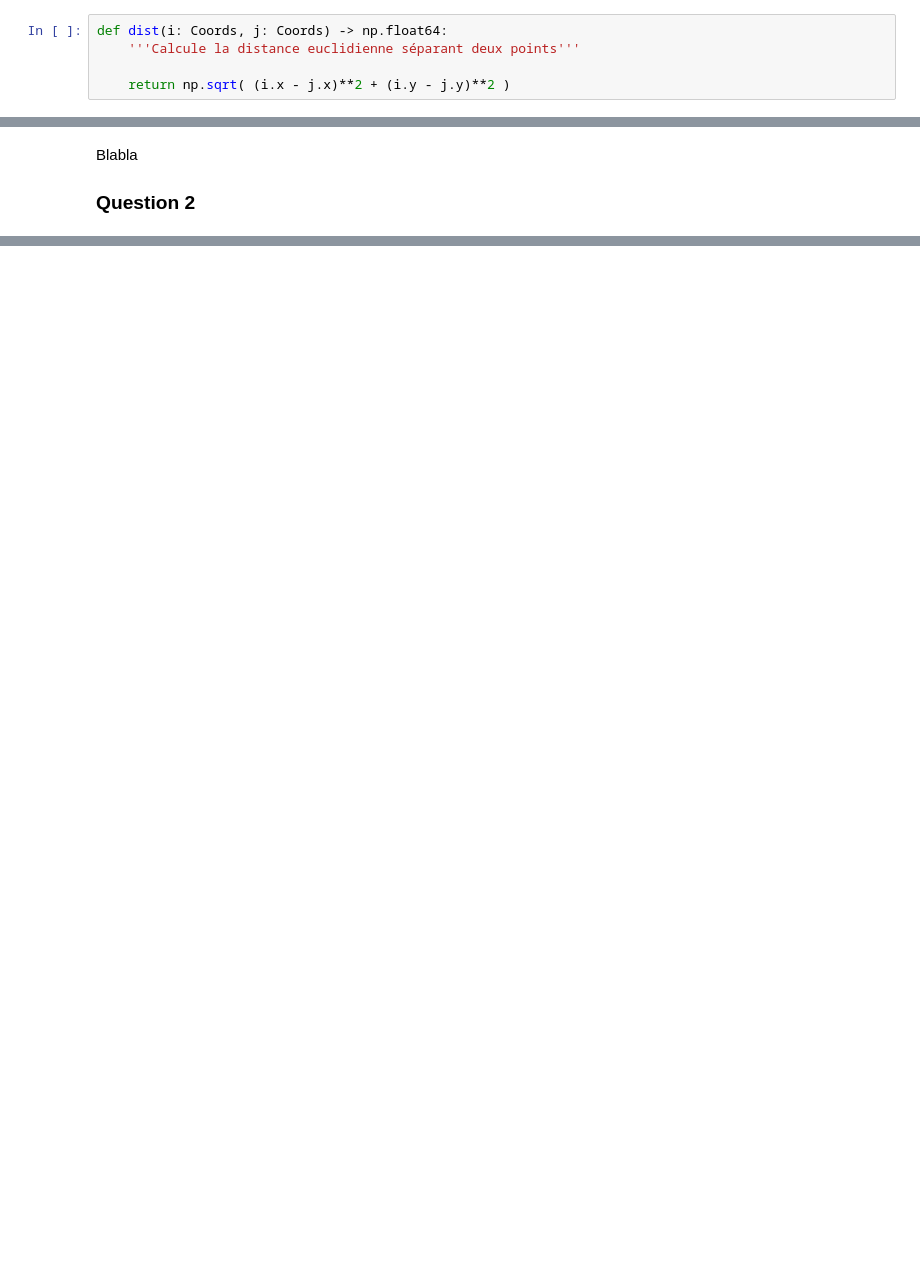
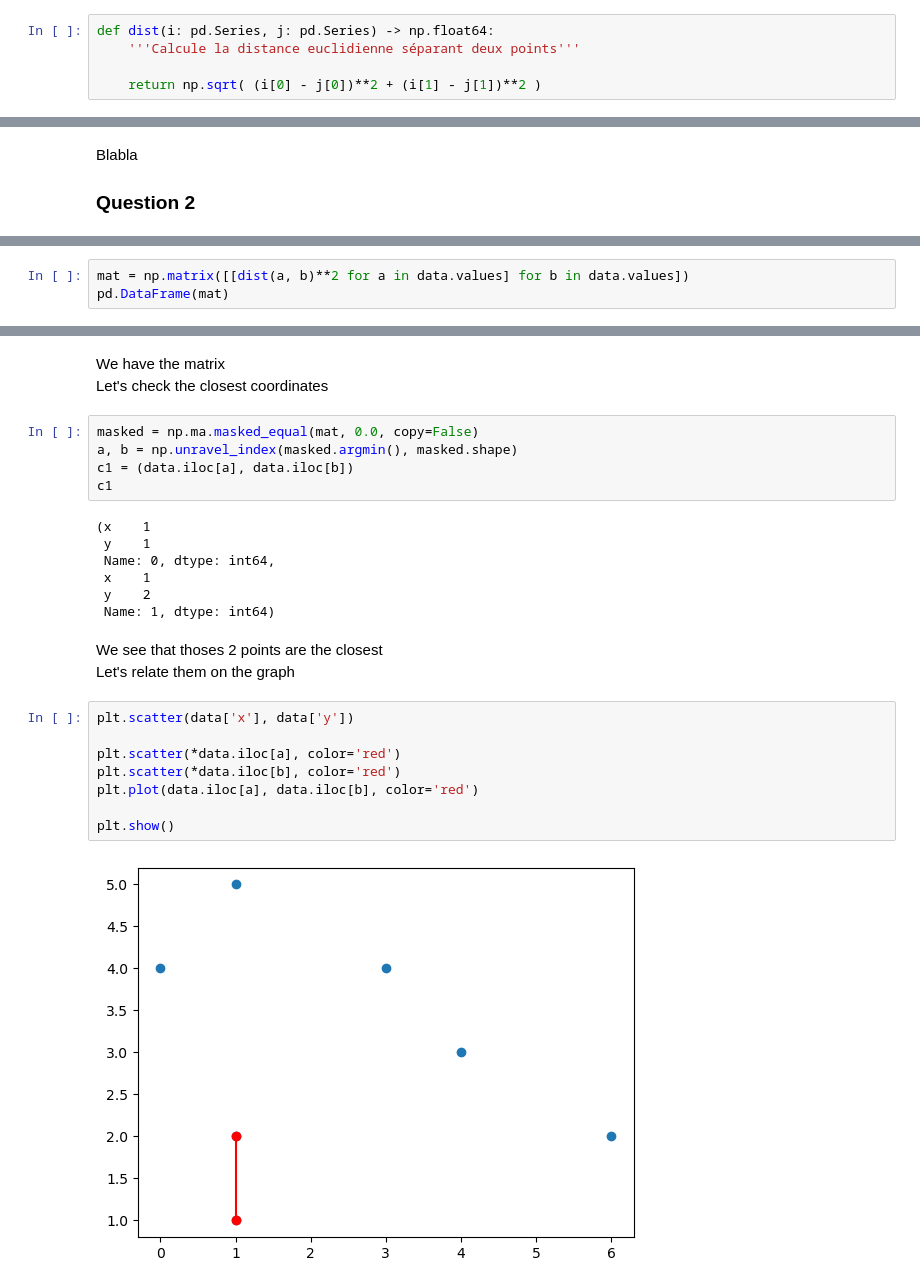
Before and after one commit to SkohTV/project-data-a3, a Jupyter notebook: electif/main.ipynb, the cells around one changed output, grey strips where cells are left out. Saved outputs shown, nothing was run; the diff lists cells and outputs as text; blank space fills up the shorter version.

```diff
--- a/electif/main.ipynb
+++ b/electif/main.ipynb
@@ -225,6 +221,6 @@ class Coords:
 # %%
-def dist(i: Coords, j: Coords) -> np.float64:
+def dist(i: pd.Series, j: pd.Series) -> np.float64:
     '''Calcule la distance euclidienne séparant deux points'''
 
-    return np.sqrt( (i.x - j.x)**2 + (i.y - j.y)**2 )
+    return np.sqrt( (i[0] - j[0])**2 + (i[1] - j[1])**2 )
 # %%
@@ -248,0 +261,3 @@ AttributeError: module 'numpy' has no attribute 'DataFrame'
+# %%
+mat = np.matrix([[dist(a, b)**2 for a in data.values] for b in data.values])
+pd.DataFrame(mat)
@@ -248,0 +273,28 @@ AttributeError: module 'numpy' has no attribute 'DataFrame'
+# %% [markdown]
+We have the matrix
+Let's check the closest coordinates
+# %%
+masked = np.ma.masked_equal(mat, 0.0, copy=False)
+a, b = np.unravel_index(masked.argmin(), masked.shape)
+c1 = (data.iloc[a], data.iloc[b])
+c1
+# %% [output]
+(x    1
+ y    1
+ Name: 0, dtype: int64,
+ x    1
+ y    2
+ Name: 1, dtype: int64)
+# %% [markdown]
+We see that thoses 2 points are the closest
+Let's relate them on the graph
+# %%
+plt.scatter(data['x'], data['y'])
+
+plt.scatter(*data.iloc[a], color='red')
+plt.scatter(*data.iloc[b], color='red')
+plt.plot(data.iloc[a], data.iloc[b], color='red')
+
+plt.show()
+# %% [output]
+[figure, added]
```
Also changed, not shown: parts of 11 cells of this notebook, 1 other file.
